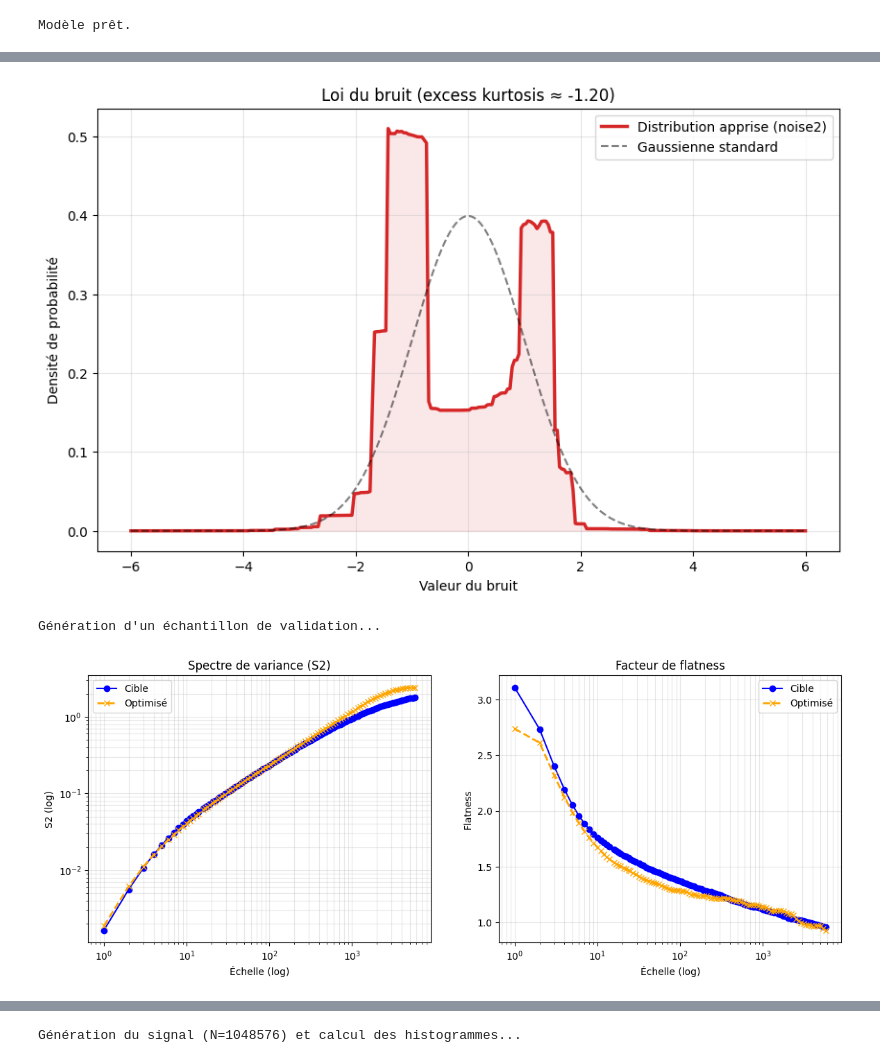
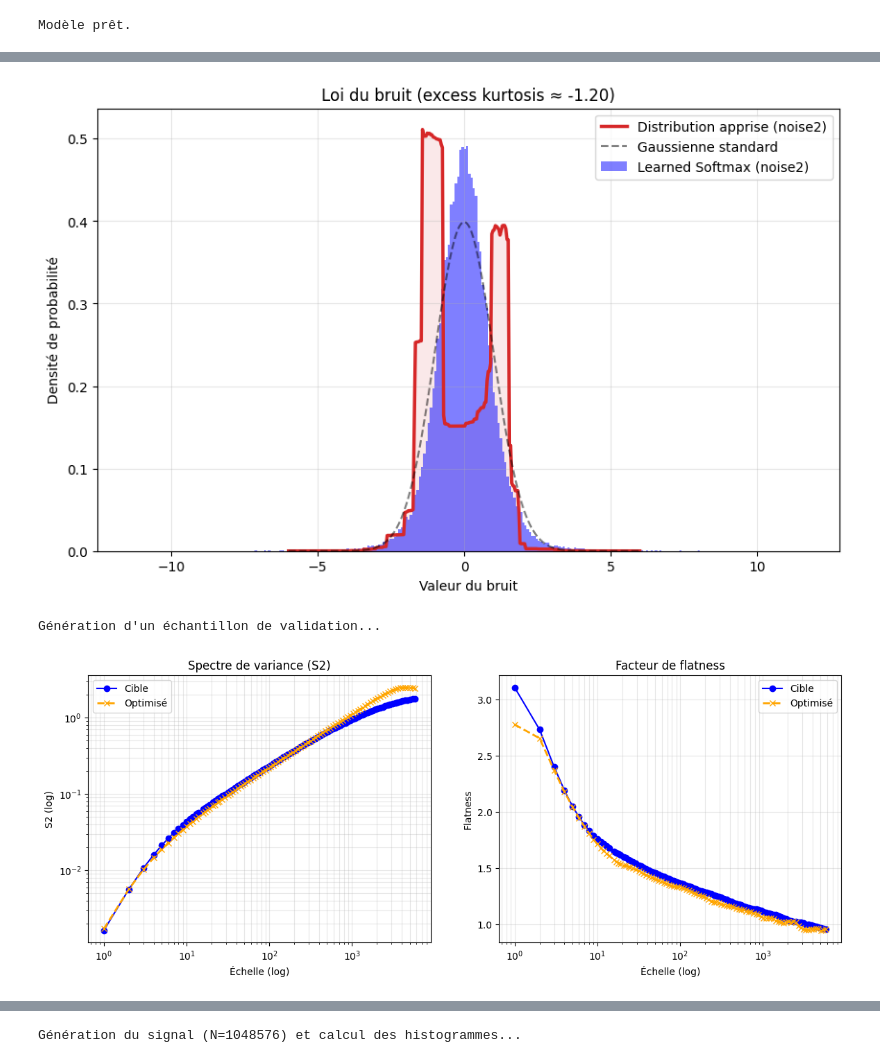
Before and after one commit to Josh-clst/NN-with-Multifractal-Stochastic-Processes, a Jupyter notebook: MRW_gumsoft_noise2.ipynb, the cells around one changed output, grey strips where cells are left out. Drawn from its saved outputs; the diff is of its cells as text; code cells hidden in the pictures.

Commit message:
Added the plotting of the pdf that is fed to the MRW model (noise2 only)

```diff
--- a/MRW_gumsoft_noise2.ipynb
+++ b/MRW_gumsoft_noise2.ipynb
@@ -171,6 +171,9 @@ Sauvegarde des logits dans : D:\IMT\3A\MCE\Projets on recent advances in ML - H\
 Sauvegarde terminée.
 # %%
 # Cellule 4 : Analyse et visualisation
+M_val = 16
+
+
 plt.style.use('default')
 
 # 1) Loi apprise vs gaussienne
@@ -181,6 +184,21 @@ with torch.no_grad():
     learned_density = learned_probs / dx
     ref_density = torch.exp(D.Normal(0, 1).log_prob(bin_centers)).cpu().numpy()
 
+    # noise2 injecté dans MRW (calculé depuis les logits optimisés)
+    M_plot = 1
+    current_logits = logits_opt.view(1, 1, -1).expand(M_plot, int(tN), n_bins)
+    random_uniform = torch.rand(M_plot, int(tN), n_bins, device=device)
+    gumbel_noise = -torch.log(-torch.log(random_uniform + 1e-9) + 1e-9)
+    y_soft = F.softmax((current_logits + gumbel_noise) / temperature, dim=-1)
+
+    noise2_raw = torch.sum(y_soft * bin_centers, dim=-1)
+    noise2 = (noise2_raw - noise2_raw.mean(dim=1, keepdim=True)) / (
+        noise2_raw.std(dim=1, keepdim=True) + 1e-8
+    )
+
+    # 1D pour plt.plot(...)
+    noise2 = noise2[0].cpu().numpy()
+
     mean_dist = np.sum(x_axis * learned_probs)
     var_dist = np.sum(((x_axis - mean_dist)**2) * learned_probs)
     kurt_dist = np.sum(((x_axis - mean_dist)**4) * learned_probs) / (var_dist**2)
@@ -190,13 +208,13 @@ plt.figure(figsize=(10, 6))
 plt.plot(x_axis, learned_density, label='Distribution apprise (noise2)', color='#d62728', linewidth=2.5)
 plt.plot(x_axis, ref_density, '--', label='Gaussienne standard', color='black', alpha=0.5)
 plt.fill_between(x_axis, learned_density, alpha=0.1, color='#d62728')
+plt.hist(noise2, bins=300, density=True, alpha=0.5, label='Learned Softmax (noise2)', color='blue')
 plt.title(f"Loi du bruit (excess kurtosis ≈ {excess_kurtosis:.2f})")
 plt.xlabel("Valeur du bruit")
 plt.ylabel("Densité de probabilité")
 plt.legend(); plt.grid(True, alpha=0.3); plt.show()
 
 # 2) Vérification physique avec un échantillon de validation
-M_val = 16
 print("Génération d'un échantillon de validation...")
 
 with torch.no_grad():
@@ -227,36 +245,36 @@ with torch.no_grad():
     flat_optim = moments_final[:, 2, :].mean(dim=0).cpu().numpy()
 
 scales_np = scales.cpu().numpy()
 s2_target_np = S2_target.cpu().numpy()
 flat_target_np = flatness_target.cpu().numpy()
 
 fig, (ax1, ax2) = plt.subplots(1, 2, figsize=(14, 5))
 ax1.loglog(scales_np, s2_target_np, 'o-', label='Cible', color='blue')
 ax1.loglog(scales_np, S2_optim, 'x--', label='Optimisé', color='orange', linewidth=2)
 ax1.set_xlabel("Échelle (log)"); ax1.set_ylabel("S2 (log)"); ax1.set_title("Spectre de variance (S2)")
 ax1.legend(); ax1.grid(True, which="both", alpha=0.3)
 
 ax2.semilogx(scales_np, flat_target_np, 'o-', label='Cible', color='blue')
 ax2.semilogx(scales_np, flat_optim, 'x--', label='Optimisé', color='orange', linewidth=2)
 ax2.set_xlabel("Échelle (log)"); ax2.set_ylabel("Flatness"); ax2.set_title("Facteur de flatness")
 ax2.legend(); ax2.grid(True, which="both", alpha=0.3)
 plt.show()
 
 # 3) Historique d'apprentissage
 if len(loss_history) > 0:
     fig, (ax1, ax2) = plt.subplots(1, 2, figsize=(12, 4))
     ax1.plot(loss_history); ax1.set_title("Convergence de la loss"); ax1.set_yscale("log"); ax1.grid(True)
     ax2.plot(c1_history, label='c1')
     ax2.plot(c2_history, label='c2')
     ax2.set_title("Évolution de c1 et c2")
     ax2.legend()
     plt.show()
 else:
     print("Pas d'historique en mémoire (modèle chargé).")
 # %% [output]
-[figure, old version]
+[figure, new version]
 Génération d'un échantillon de validation...
-[figure, old version]
+[figure, new version]
 [figure]
 # %%
 # Cellule 5 : Visualisation de la Cascade des PDFs (Style Chevillard)
```
Also changed, not shown: parts of 1 cell of this notebook, 1 other file.
